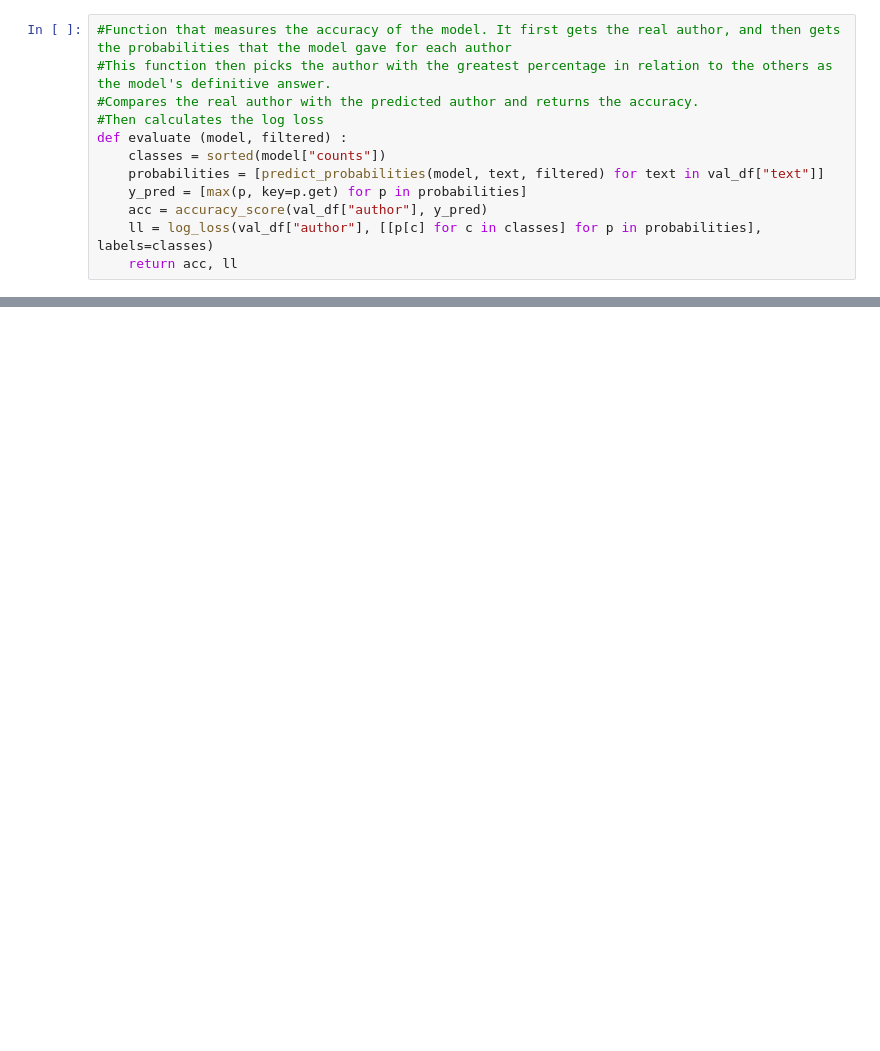
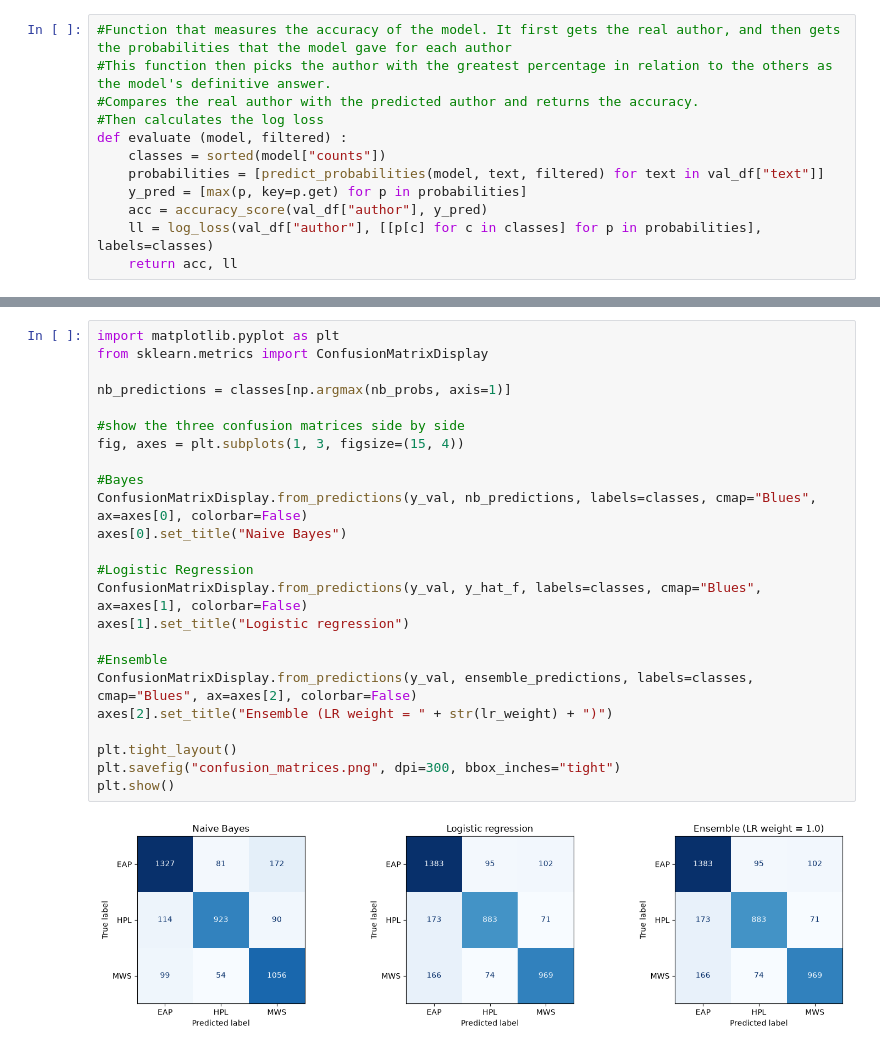
Before and after one commit to Alexandre-Filho/COSC325-ML-project, a Jupyter notebook: deepLearner.ipynb, the cells around one changed output, grey strips where cells are left out. Saved outputs shown, nothing was run; the diff lists cells and outputs as text; blank space fills up the shorter version.

Commit message:
Add confusion matrices

```diff
--- a/deepLearner.ipynb
+++ b/deepLearner.ipynb
@@ -193,0 +240,26 @@ for lr_weight in [0.0, 0.25, 0.5, 0.75, 1.0]:
+# %%
+import matplotlib.pyplot as plt
+from sklearn.metrics import ConfusionMatrixDisplay
+
+nb_predictions = classes[np.argmax(nb_probs, axis=1)]
+
+#show the three confusion matrices side by side
+fig, axes = plt.subplots(1, 3, figsize=(15, 4))
+
+#Bayes
+ConfusionMatrixDisplay.from_predictions(y_val, nb_predictions, labels=classes, cmap="Blues", ax=axes[0], colorbar=False)
+axes[0].set_title("Naive Bayes")
+
+#Logistic Regression
+ConfusionMatrixDisplay.from_predictions(y_val, y_hat_f, labels=classes, cmap="Blues", ax=axes[1], colorbar=False)
+axes[1].set_title("Logistic regression")
+
+#Ensemble
+ConfusionMatrixDisplay.from_predictions(y_val, ensemble_predictions, labels=classes, cmap="Blues", ax=axes[2], colorbar=False)
+axes[2].set_title("Ensemble (LR weight = " + str(lr_weight) + ")")
+
+plt.tight_layout()
+plt.savefig("confusion_matrices.png", dpi=300, bbox_inches="tight")
+plt.show()
+# %% [output]
+[figure, added]
```
Also changed, not shown: parts of 6 cells of this notebook, 1 other file.
